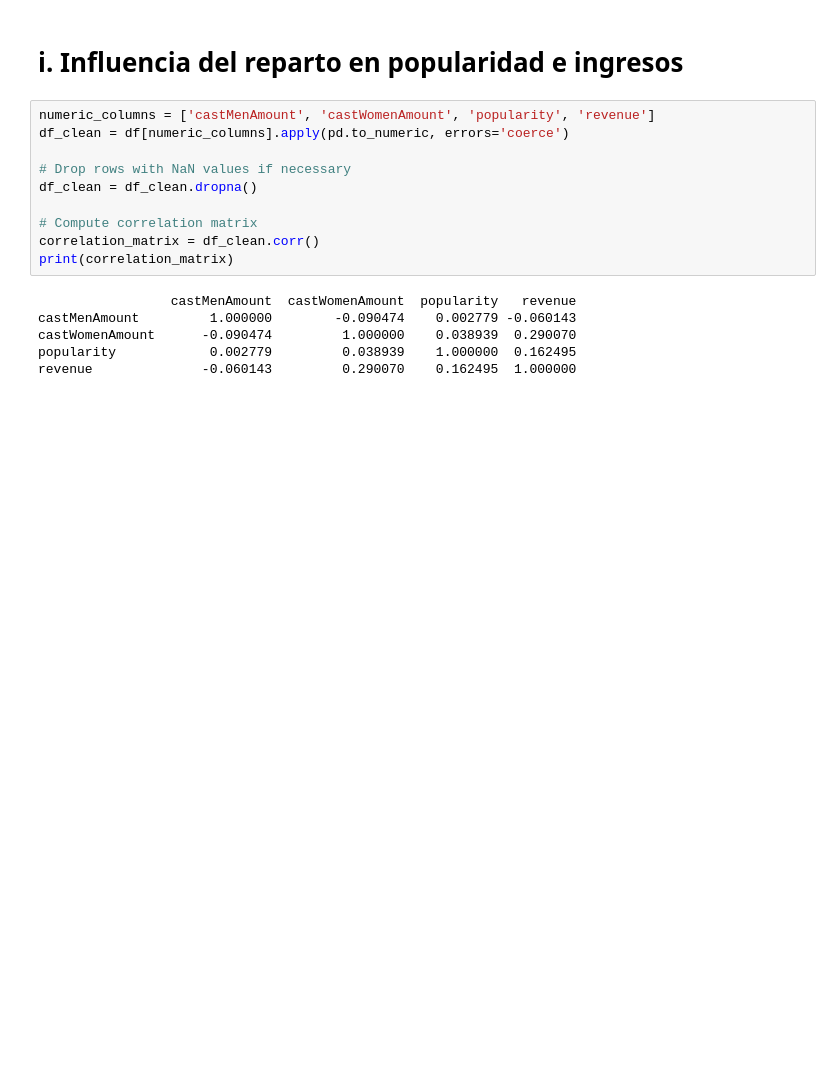
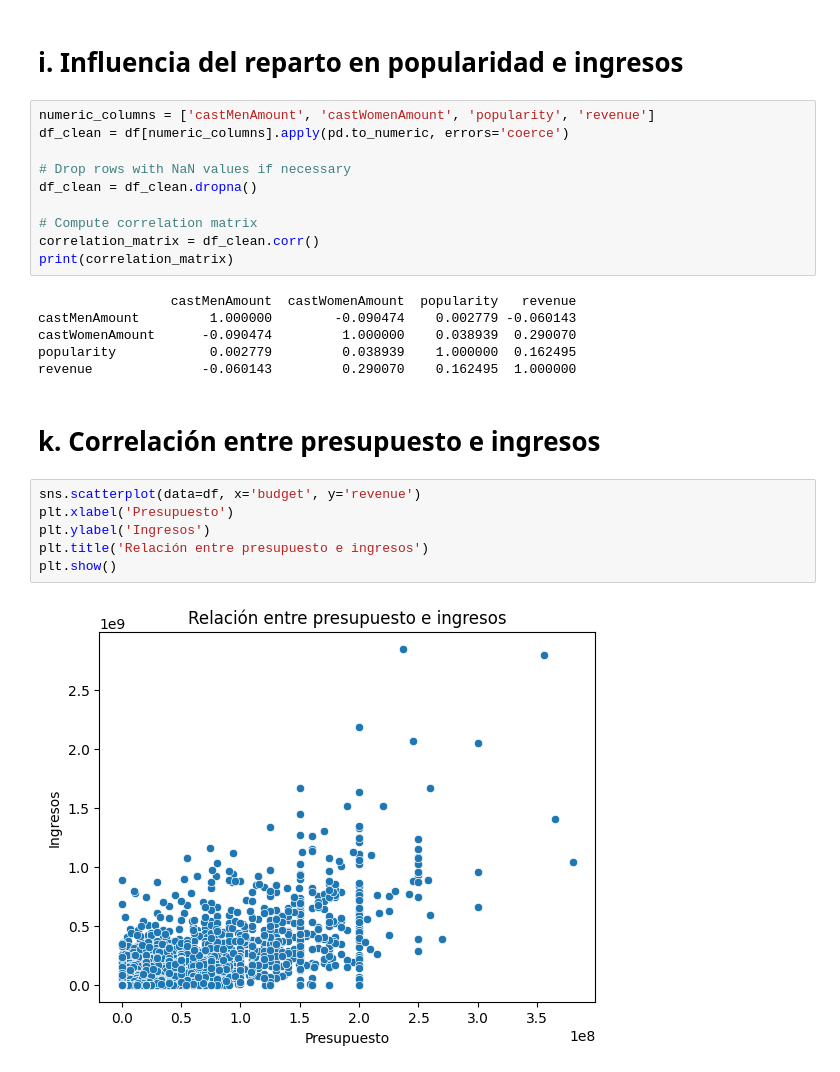
Before and after one commit to Sofiamishel2003/-An-lisis-Exploratorio, a Jupyter notebook: analisis exploratorio - movies.IPYNB, the cells around one changed output. Drawn from its saved outputs; the diff is of its cells as text; blank space fills up the shorter version.

Commit message:
Feat: added movie per month and budget/revenue correlation

```diff
--- a/analisis exploratorio - movies.IPYNB
+++ b/analisis exploratorio - movies.IPYNB
@@ -89,3 +89,13 @@ castMenAmount         1.000000        -0.090474    0.002779 -0.060143
 castWomenAmount      -0.090474         1.000000    0.038939  0.290070
 popularity            0.002779         0.038939    1.000000  0.162495
 revenue              -0.060143         0.290070    0.162495  1.000000
+# %% [markdown]
+# k. Correlación entre presupuesto e ingresos
+# %%
+sns.scatterplot(data=df, x='budget', y='revenue')
+plt.xlabel('Presupuesto')
+plt.ylabel('Ingresos')
+plt.title('Relación entre presupuesto e ingresos')
+plt.show()
+# %% [output]
+[figure, added]
```
Also changed, not shown: parts of 5 cells of this notebook.
